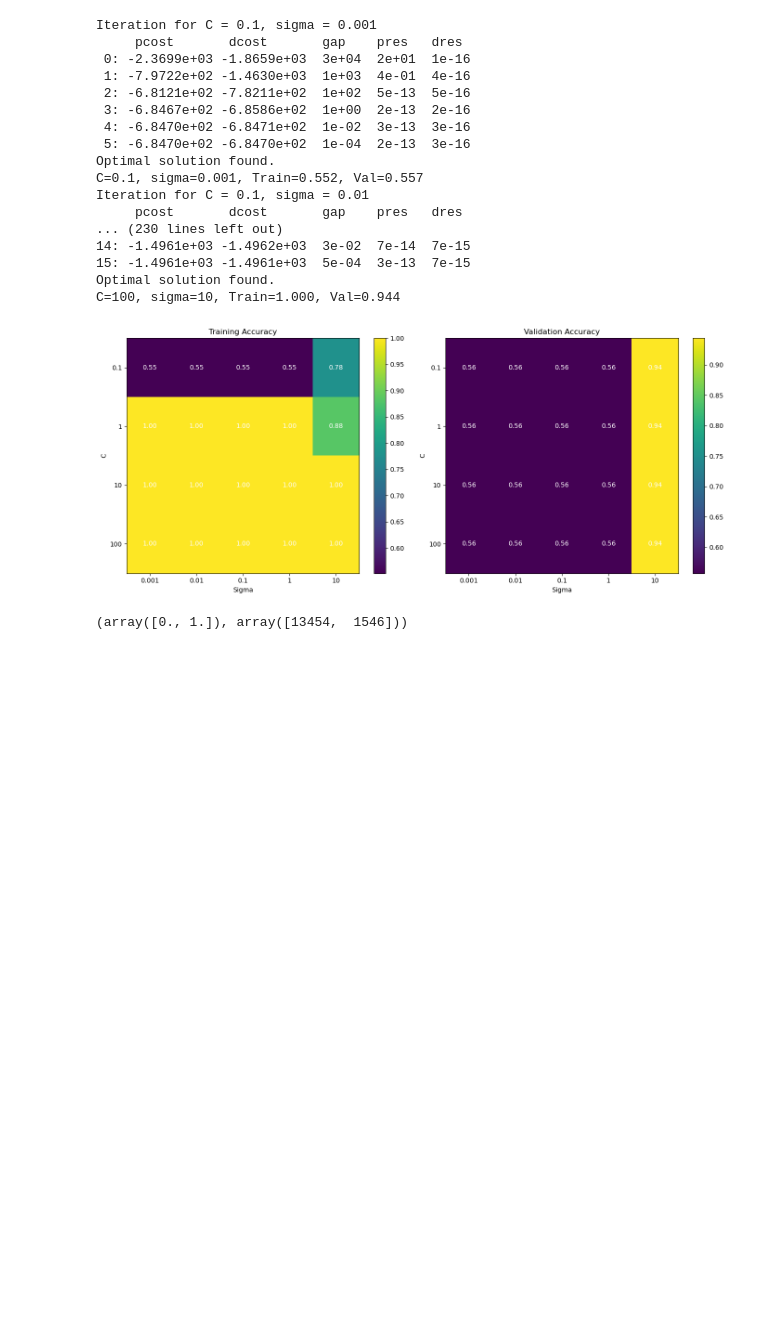
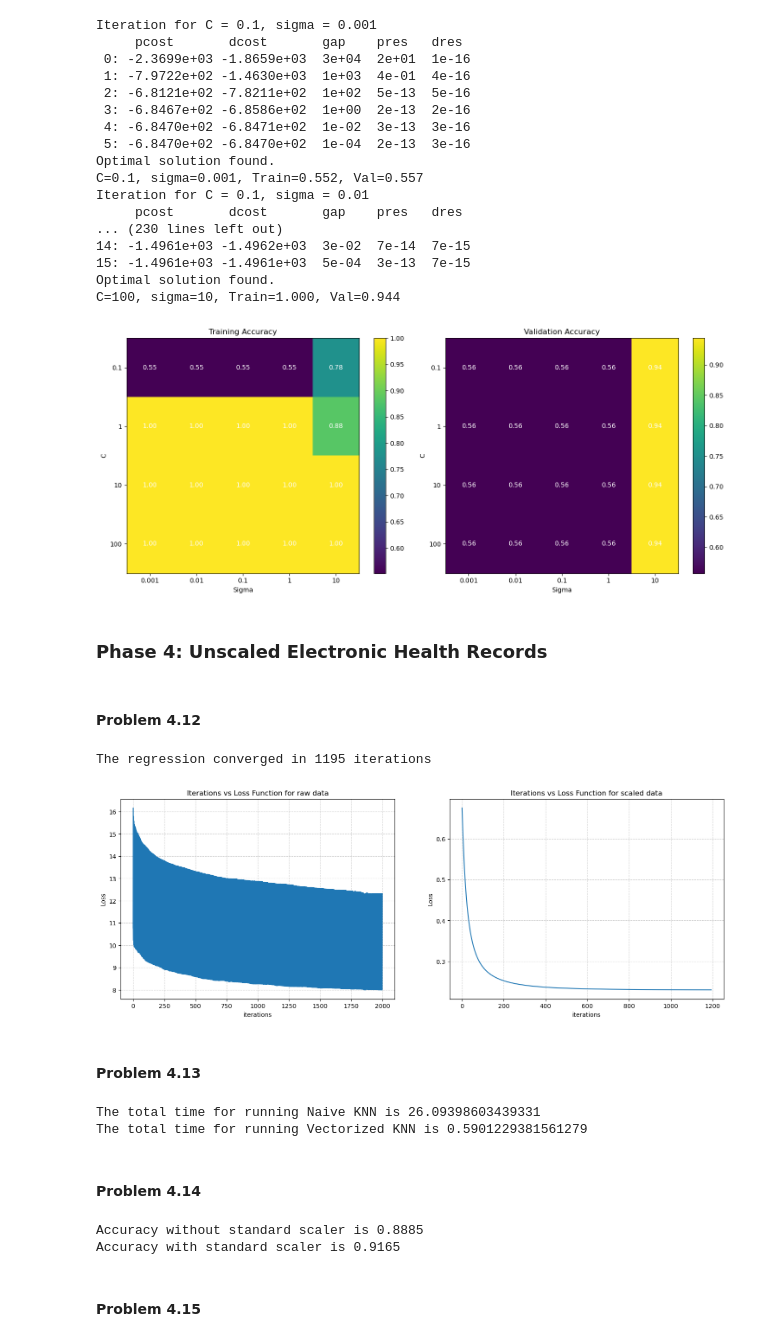
Before and after one commit to dwaipayanhaldar/E1-213-Pattern-Recognition-Neural-Network, a Jupyter notebook: Assignment_1/E1_213_A1_Dwaipayan_Haldar_code.ipynb, the cells around one changed output. Cells and saved outputs as stored; diff of their text form; code cells hidden in the pictures; blank space fills up the shorter version.

Commit message:
Updated Problem 4.12,13,14

```diff
--- a/Assignment_1/E1_213_A1_Dwaipayan_Haldar_code.ipynb
+++ b/Assignment_1/E1_213_A1_Dwaipayan_Haldar_code.ipynb
@@ -290,8 +291,5 @@ Iteration for C = 0.1, sigma = 0.01
 Optimal solution found.
 C=100, sigma=10, Train=1.000, Val=0.944
 [figure]
-# %%
-data_4 = load_data('dataset_4.csv')
-np.unique(data_4[:,-1], return_counts= True)
-# %% [output]
-(array([0., 1.]), array([13454,  1546]))
+# %% [markdown]
+### Phase 4: Unscaled Electronic Health Records
@@ -297,0 +298,67 @@ np.unique(data_4[:,-1], return_counts= True)
+# %% [markdown]
+#### Problem 4.12
+# %%
+model = multi_class_logistic_regression(data_4)
+
+no_of_iter, loss_track_raw = model.logistic_regression(0.001, 0.01)
+no_of_iter_scaled, loss_track_scaled = model.logistic_regression(0.1, 0.01, standard_scaling=True)
+
+plt.figure(figsize=(18,6))
+plt.subplot(1,2,1)
+plt.plot(np.arange(no_of_iter), loss_track_raw)
+plt.xlabel('iterations')
+plt.ylabel('Loss')
+plt.title(f'Iterations vs Loss Function for raw data')
+plt.grid(True, which='both', linestyle='--', alpha=0.6)
+plt.subplot(1,2,2)
+plt.plot(np.arange(no_of_iter_scaled), loss_track_scaled)
+plt.xlabel('iterations')
+plt.ylabel('Loss')
+plt.title(f'Iterations vs Loss Function for scaled data')
+plt.grid(True, which='both', linestyle='--', alpha=0.6)
+plt.show()
+# %% [output]
+The regression converged in 1195 iterations
+[figure, added]
+# %% [markdown]
+#### Problem 4.13
+# %%
+np.random.seed(42)
+
+model = k_nearest_neighbour(data_4)
+idx = np.random.permutation(len(model.y))
+train_idx = idx[:13000]
+test_idx = idx[13000:]
+
+start_time_naive = time.time()
+y_pred,y_real = model.naive_knn(5, train_idx,test_idx)
+end_time_naive = time.time()
+print(f"The total time for running Naive KNN is {end_time_naive-start_time_naive}")
+
+start_time_vector = time.time()
+y_pred_vec, y_real_vec = model.vectorized_knn(5,train_idx,test_idx)
+end_time_vector = time.time()
+print(f"The total time for running Vectorized KNN is {end_time_vector-start_time_vector}")
+# %% [output]
+The total time for running Naive KNN is 26.09398603439331
+The total time for running Vectorized KNN is 0.5901229381561279
+# %% [markdown]
+#### Problem 4.14
+# %%
+np.random.seed(42)
+
+model = k_nearest_neighbour(data_4)
+idx = np.random.permutation(len(model.y))
+train_idx = idx[:13000]
+test_idx = idx[13000:]
+
+y_pred, y_real = model.vectorized_knn(5,train_idx,test_idx)
+print(f"Accuracy without standard scaler is {np.sum(y_pred == y_real)/len(y_pred)}")
+
+y_pred_ss, y_real_ss = model.vectorized_knn(5,train_idx, test_idx, standard_scaler=True)
+print(f"Accuracy with standard scaler is {np.sum(y_pred_ss == y_real_ss)/len(y_pred_ss)}")
+# %% [output]
+Accuracy without standard scaler is 0.8885
+Accuracy with standard scaler is 0.9165
+# %% [markdown]
+#### Problem 4.15
```
Also changed, not shown: parts of 2 cells of this notebook, 1 other file.
